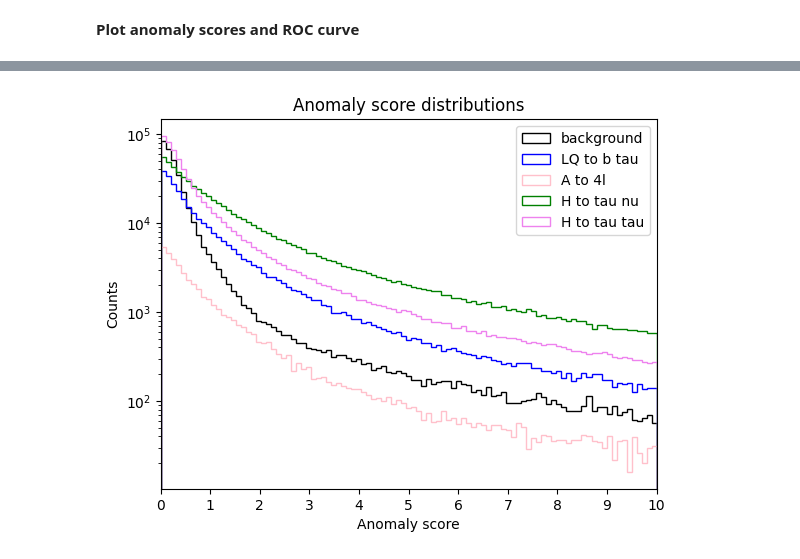
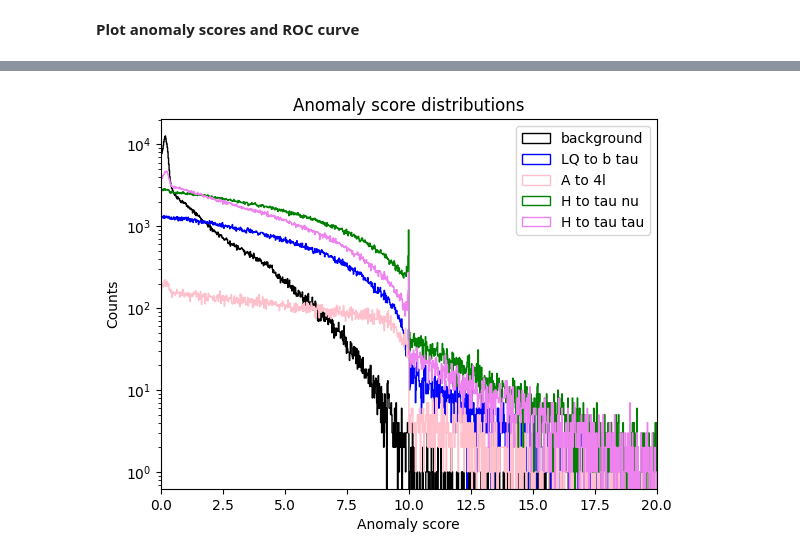
Before and after one commit to SLAC-Julia-Group/hardware-aware-tensor-networks, a Jupyter notebook: TN/Autoencoder_AD_Torch.ipynb, the cells around one changed output, grey strips where cells are left out. Saved outputs shown, nothing was run; the diff lists cells and outputs as text; code cells hidden in the pictures.

```diff
--- a/TN/Autoencoder_AD_Torch.ipynb
+++ b/TN/Autoencoder_AD_Torch.ipynb
@@ -156,12 +209,12 @@ autoencoder = create_trainable_autoencoder(
     add_identity=add_identity,
     boundary=boundary,
     optimizer=optax.adam,
-    learning_rate=5e-4,
+    learning_rate=1e-3,
     loss_function=loss_combined,
 )
 # autoencoder = create_trainable_autoencoder(
 #     layer_dims=[19,3],
-#     bond_dims=[7],
+#     bond_dims=[14],
 #     phys_dims=[3,3],
 #     # enable_relu=[0,1],
 #     cyclic=False,
@@ -213,7 +266,7 @@ def compute_error_batch(sample_batch, *params):
         # Compute error for single point
         tn_i = embed(data_point, embedding)
         compressed = temp_model.cascade.apply(tn_i)
-        return AsymmetricLogNorm(compressed, tn_i)
+        return ChosenLossFunction(compressed, tn_i)
 
     # Vectorize over batch
     errors = jax.vmap(single_error, in_axes=[0] + [None]*len(params))(sample_batch, *params)
@@ -305,7 +358,7 @@ from utils.training_tools import *
 from tqdm import tqdm
 import time
 
-epochs = 70
+epochs = 150
 history = { 'loss': [],
             'val_error' : [],
             'spectral_term': [],
@@ -316,7 +369,7 @@ history = { 'loss': [],
             'unfinished': True}
 
 # Initialize early stopping
-early_stopper = SimpleEarlyStopping(patience=10, min_delta=0.01)
+early_stopper = SimpleEarlyStopping(patience=10, min_delta=0.001)
 
 print(f"[TRAINING] Starting training with early stopping (patience={early_stopper.patience}, min_delta={early_stopper.min_delta})")
 print(f"[DATA] Train batches: {len(background)}, Val batches: {len(background_val)}")
@@ -465,9 +571,9 @@ def evaluate_model(model, dataloader, loss_func, embedding, verbose=True):
 # %%
 # Run the evaluation on bkg and signals
-bkg_score = evaluate_model(autoencoder, background_test, loss_func_error, embedding, verbose=True)
-a4l_score = evaluate_model(autoencoder, a4l, loss_func_error, embedding, verbose=True)
-lq_score = evaluate_model(autoencoder, lq, loss_func_error, embedding, verbose=True)
-htnu_score = evaluate_model(autoencoder, htnu, loss_func_error, embedding, verbose=True)
-htt_score  = evaluate_model(autoencoder, htt, loss_func_error, embedding, verbose=True)
+bkg_score = evaluate_model(autoencoder, background_test, score_term, embedding, verbose=True)
+a4l_score = evaluate_model(autoencoder, a4l, score_term, embedding, verbose=True)
+lq_score = evaluate_model(autoencoder, lq, score_term, embedding, verbose=True)
+htnu_score = evaluate_model(autoencoder, htnu, score_term, embedding, verbose=True)
+htt_score  = evaluate_model(autoencoder, htt, score_term, embedding, verbose=True)
 # %% [markdown]
 **Plot anomaly scores and ROC curve**
@@ -474,23 +604,27 @@ htt_score  = evaluate_model(autoencoder, htt, loss_func_error, embedding, verbos
 # %%
 plt.figure()
 plt.yscale('log')
-xmax = 10
-bins = np.linspace(0, xmax, 100)
+# plt.xscale('log')
+# xmin = 1e-3
+# xmax = 1e3
+# bins = np.logspace(np.log(xmin), np.log(xmax), 1000)
+xmin = 0
+xmax = 20
+bins = np.linspace(xmin, xmax, 1000)
 plt.hist(bkg_score, bins=bins, histtype='step', color='black', label='background')
 plt.hist(lq_score, bins=bins, histtype='step', color='blue', label='LQ to b tau')
 plt.hist(a4l_score, bins=bins, histtype='step', color='pink', label='A to 4l')
 plt.hist(htnu_score, bins=bins, histtype='step', color='green', label='H to tau nu')
 plt.hist(htt_score, bins=bins, histtype='step', color='violet', label='H to tau tau')
 plt.title('Anomaly score distributions')
-plt.xlim([0, xmax])
-plt.xticks(np.arange(0, xmax+1, 1.0))
+plt.xlim([xmin, xmax])
+# plt.xticks(np.arange(xmin, xmax+1, 1.0))
 plt.xlabel('Anomaly score')
 plt.ylabel('Counts')
 plt.legend()
-plt.legend()
 plt.savefig('anomaly_scores.png', dpi=300)
 # %% [output]
-[figure, old version]
+[figure, new version]
 # %%
 fpr_bkg, tpr_bkg = get_roc_curve_data(bkg_score, bkg_score, anomaly_det=True)
 auc_bkg = auc(fpr_bkg, tpr_bkg)
```
Also changed, not shown: parts of 23 cells of this notebook.
